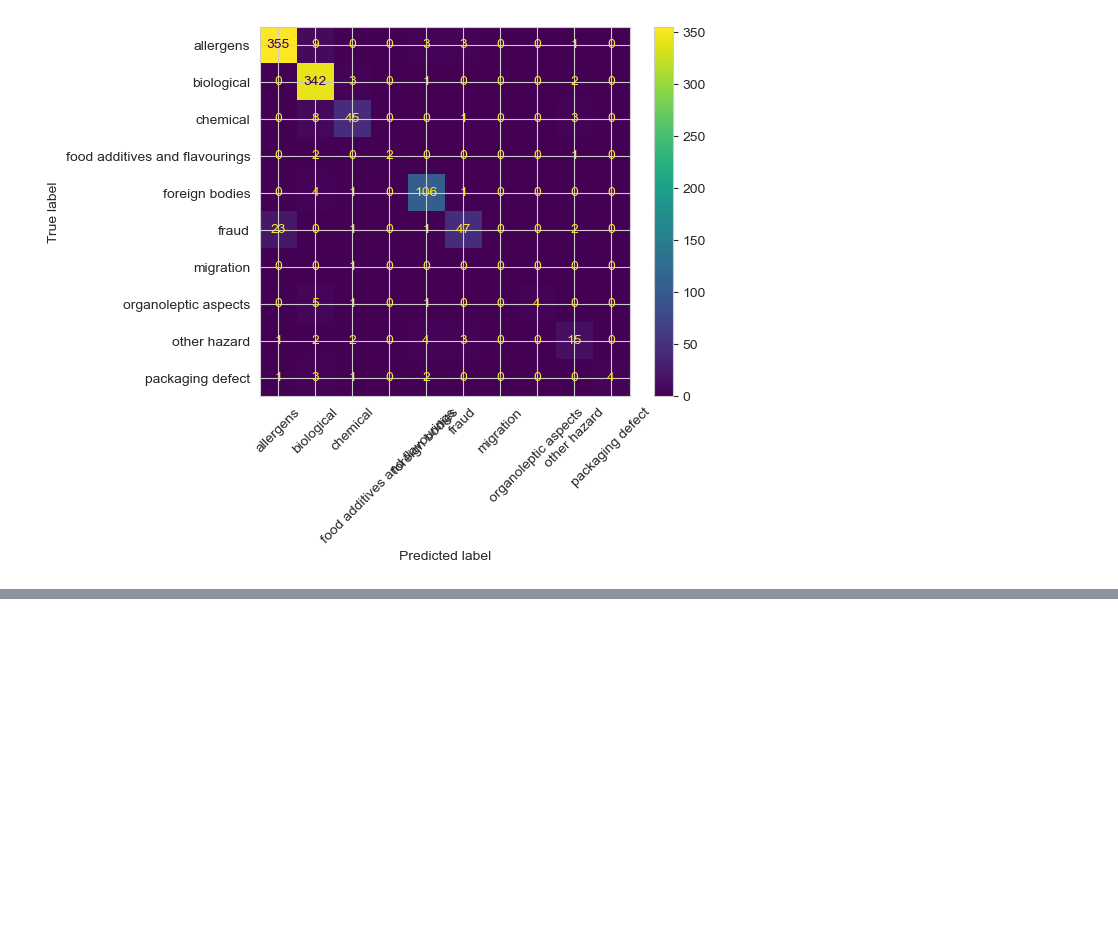
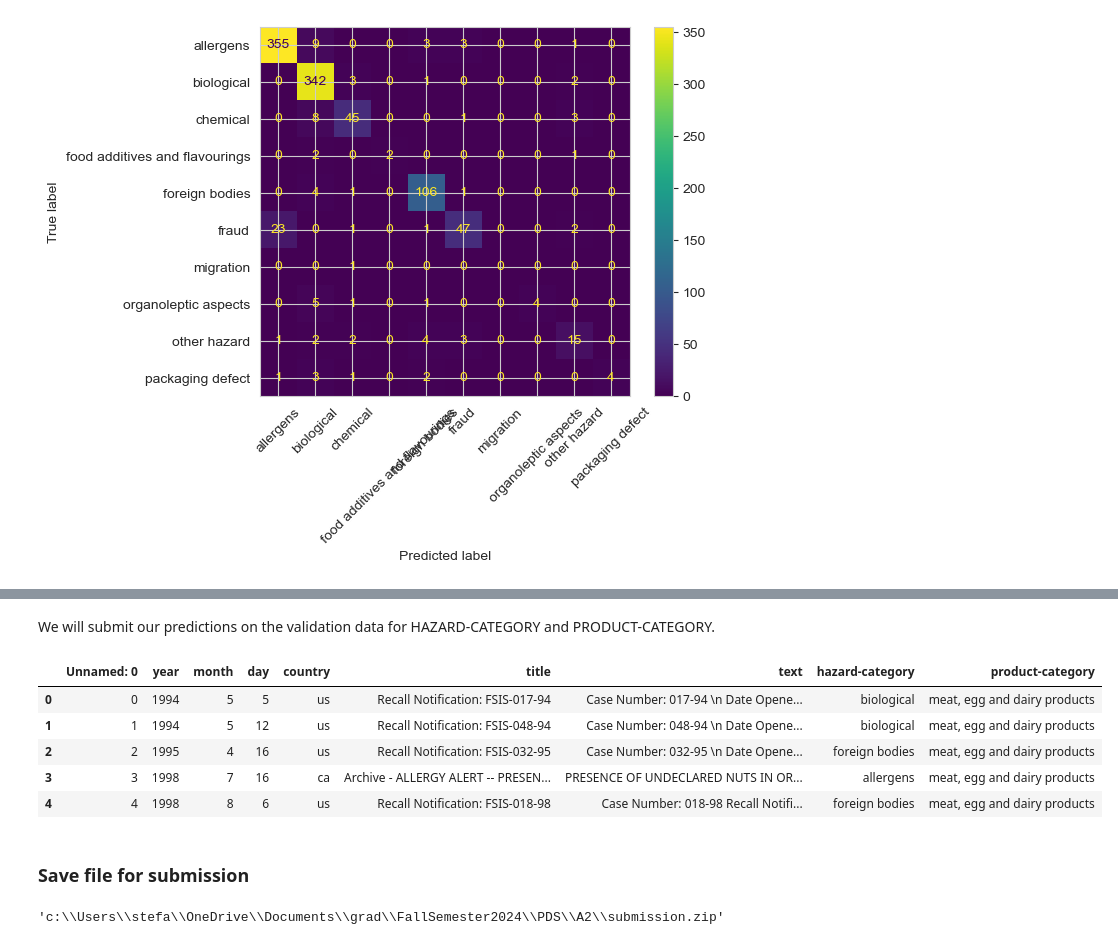
Before and after one commit to katrinakis/pds-a2-food-hazard-detection, a Jupyter notebook: A2.2.ipynb, the cells around one changed output, grey strips where cells are left out. Cells and saved outputs as stored; diff of their text form; code cells hidden in the pictures; blank space fills up the shorter version.

Commit message:
Completed text classification

```diff
--- a/A2.2.ipynb
+++ b/A2.2.ipynb
@@ -114,7 +114,7 @@ incidents.to_csv("preprocessed_data.csv", index=False)
 If one wants to use the lemmatized text, start from here.
 # %%
 import pandas as pd
-incidents = pd.read_csv("preprocessed_data.csv")
+incidents = pd.read_csv("data/preprocessed_data.csv")
 incidents.rename(columns={"preprocessed_title":"lt-title", 'preprocessed_text': 'lt-text'}, inplace=True)
 incidents.head(3)
 # %% [output]
@@ -2071,0 +2082,3 @@ Classification Report:
+# %%
+# Read validation data
+valset = pd.read_csv("data/incidents.csv")
@@ -2071,0 +2217,14 @@ Classification Report:
+# %%
+print("Product-Category Accuracy:", accuracy_score(y_test_labels_pc, y_pred_labels_pc))
+print("\nProduct-Category Classification Report:\n", classification_report(
+    y_test_labels_pc, y_pred_labels_pc, labels=label_encoder_pc.classes_, zero_division=0))
+
+# Step 6: Predict on the validation set
+# Use the vectorizer (from the previous cell) to transform the validation text data
+val_text_features = vectorizer.transform(valset['text'].values).toarray()  # Transform, do NOT fit_transform
+
+valset['product-category'] = model_pc.predict(val_text_features)
+valset['product-category'] = label_encoder_pc.inverse_transform(valset['product-category'])
+
+# Display validation predictions
+print(valset.head(1))
@@ -2071,0 +2252,25 @@ Classification Report:
+# %% [markdown]
+We will submit our predictions on the validation data for HAZARD-CATEGORY and PRODUCT-CATEGORY.
+# %%
+valset.head()
+# %% [output]
+|  | Unnamed: 0 | year | month | day | country | title | text | hazard-category | product-category |
+| 0 | 0 | 1994 | 5 | 5 | us | Recall Notification: FSIS-017-94 | Case Number: 017-94 \n Date Opene... | biological | meat, egg and dairy products |
+| 1 | 1 | 1994 | 5 | 12 | us | Recall Notification: FSIS-048-94 | Case Number: 048-94 \n Date Opene... | biological | meat, egg and dairy products |
+| 2 | 2 | 1995 | 4 | 16 | us | Recall Notification: FSIS-032-95 | Case Number: 032-95 \n Date Opene... | foreign bodies | meat, egg and dairy products |
+| 3 | 3 | 1998 | 7 | 16 | ca | Archive - ALLERGY ALERT -- PRESEN... | PRESENCE OF UNDECLARED NUTS IN OR... | allergens | meat, egg and dairy products |
+| 4 | 4 | 1998 | 8 | 6 | us | Recall Notification: FSIS-018-98 | Case Number: 018-98 Recall Notifi... | foreign bodies | meat, egg and dairy products |
+# %% [markdown]
+### Save file for submission
+# %%
+import os
+from shutil import make_archive
+
+# save predictions to a new folder:
+os.makedirs('./submission/', exist_ok=True)
+valset[['hazard-category', 'product-category']].to_csv('./submission/submission.csv')
+
+# zip the folder (zipfile can be directly uploaded to codalab):
+make_archive('./submission', 'zip', './submission')
+# %% [output]
+'c:\\Users\\stefa\\OneDrive\\Documents\\grad\\FallSemester2024\\PDS\\A2\\submission.zip'
```
Also changed, not shown: parts of 12 cells of this notebook.
